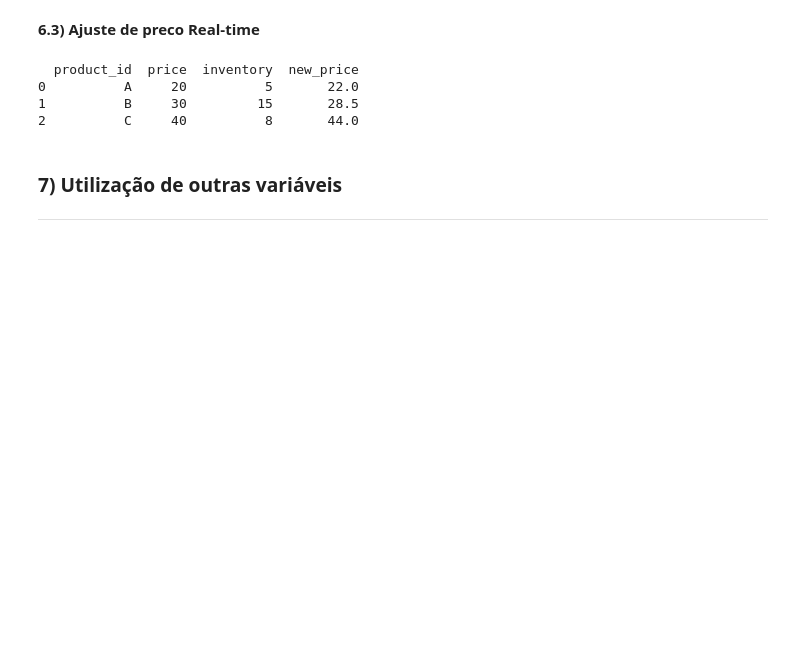
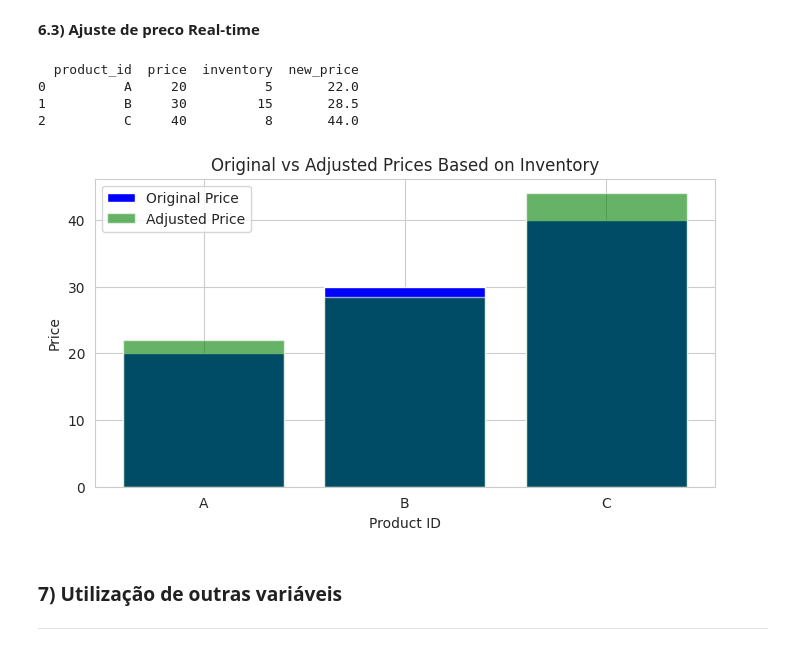
Before and after one commit to Janainareisnascimento/SBF-Group-cases, a Jupyter notebook: SBFGroup_Case_JanainaReis.ipynb, the cells around one changed output. Saved outputs shown, nothing was run; the diff lists cells and outputs as text; code cells hidden in the pictures; blank space fills up the shorter version.

```diff
--- a/SBFGroup_Case_JanainaReis.ipynb
+++ b/SBFGroup_Case_JanainaReis.ipynb
@@ -722,28 +782,42 @@ Average sales - Original: 42.1, Adjusted: 39.55
 # %% [markdown]
 **6.3) Ajuste de preco Real-time**
 # %%
+import pandas as pd
+import matplotlib.pyplot as plt
 
 def adjust_price_based_on_inventory(inventory_data):
     inventory_data['new_price'] = inventory_data.apply(
         lambda x: x['price'] * 1.1 if x['inventory'] < 10 else x['price'] * 0.95,
         axis=1
     )
     return inventory_data
 
 
 inventory_data = pd.DataFrame({
     'product_id': ['A', 'B', 'C'],
     'price': [20, 30, 40],
     'inventory': [5, 15, 8]
 })
 
+
 adjusted_inventory = adjust_price_based_on_inventory(inventory_data)
 print(adjusted_inventory)
+
+# Plotting
+plt.figure(figsize=(8, 4))
+plt.bar(adjusted_inventory['product_id'], adjusted_inventory['price'], color='blue', label='Original Price')
+plt.bar(adjusted_inventory['product_id'], adjusted_inventory['new_price'], color='green', alpha=0.6, label='Adjusted Price')
+plt.xlabel('Product ID')
+plt.ylabel('Price')
+plt.title('Original vs Adjusted Prices Based on Inventory')
+plt.legend()
+plt.show()
 # %% [output]
   product_id  price  inventory  new_price
 0          A     20          5       22.0
 1          B     30         15       28.5
 2          C     40          8       44.0
+[figure, added]
 # %% [markdown]
 ### **7) Utilização de outras variáveis**
 
```
Also changed, not shown: parts of 7 cells of this notebook.
